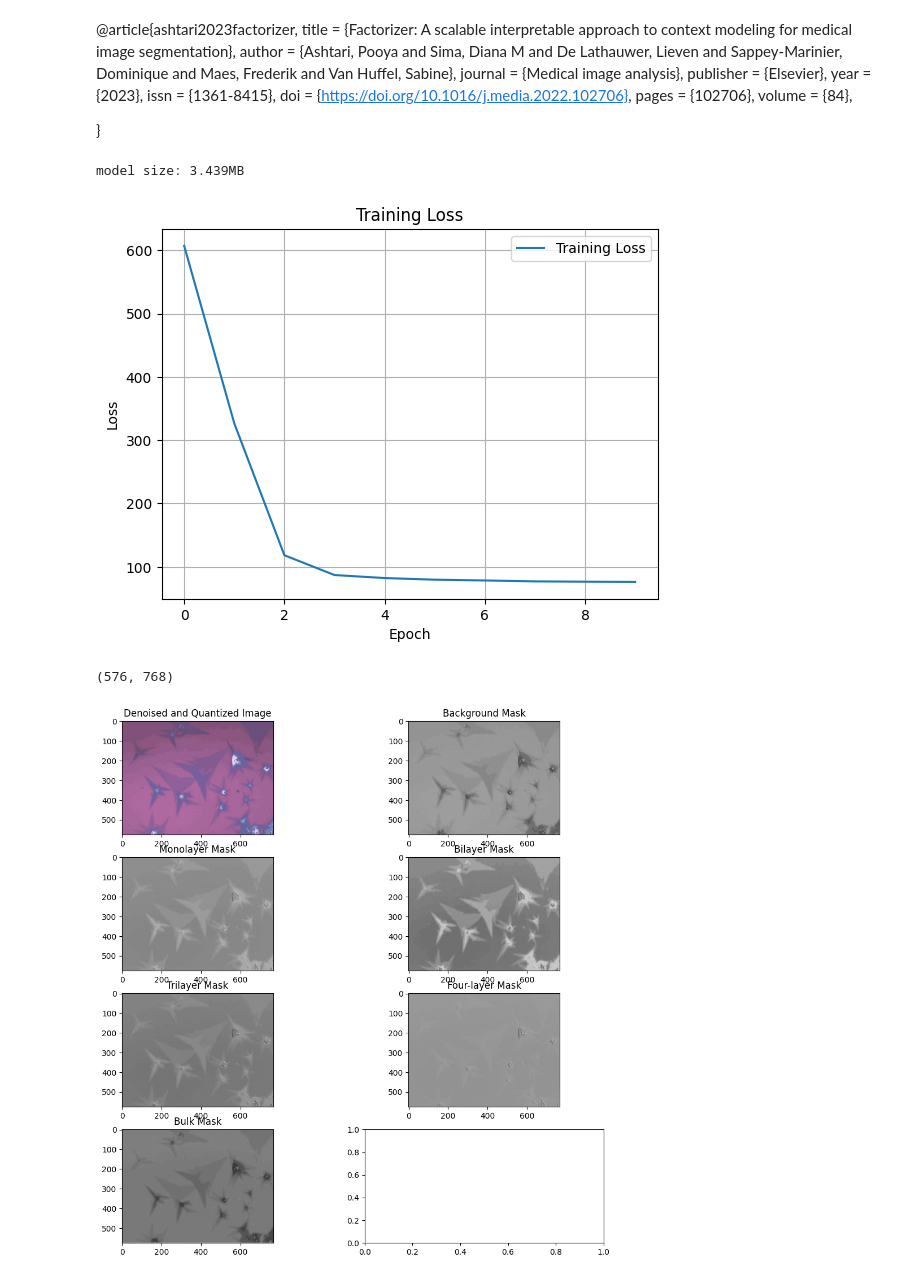
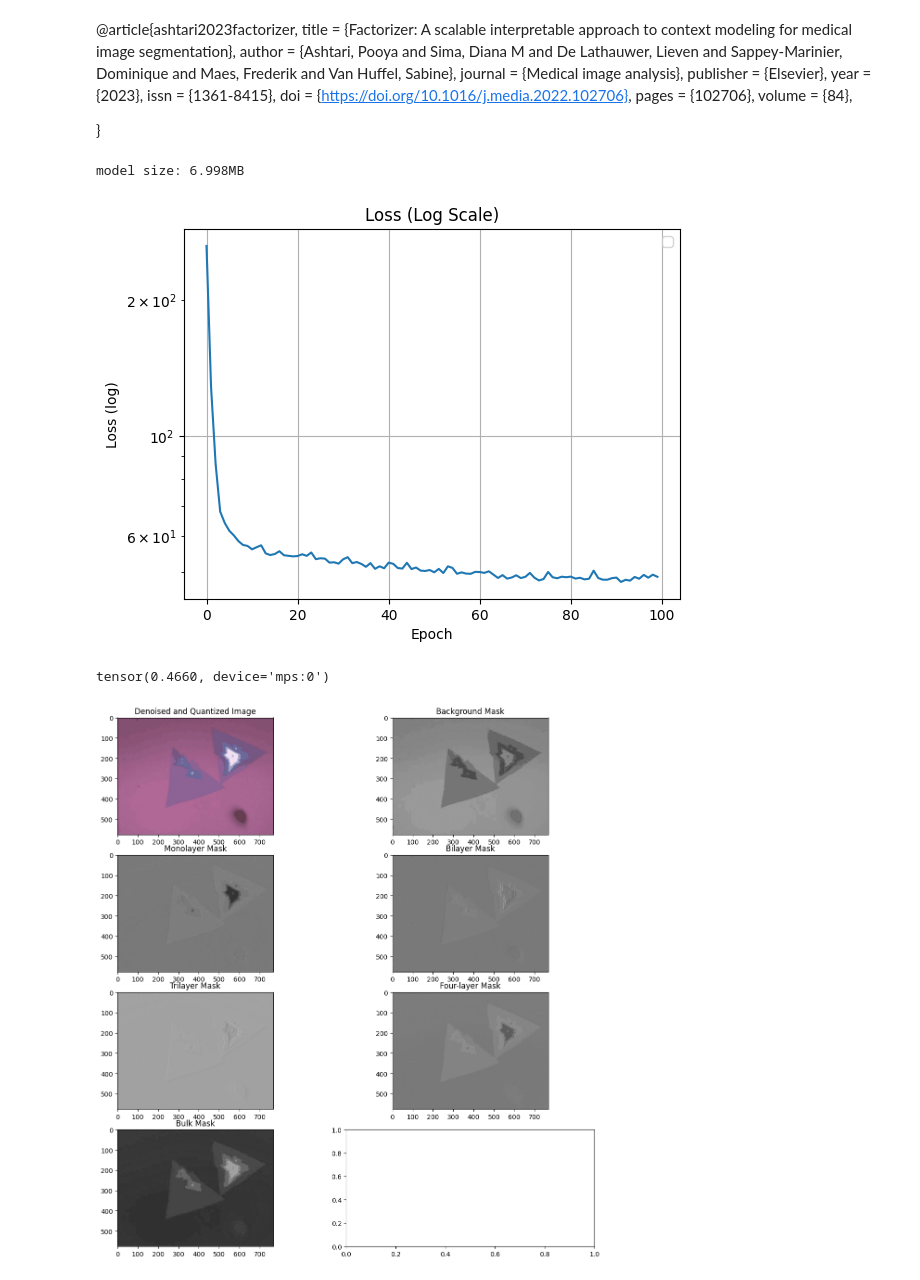
Before and after one commit to JackyL100/MoS2, a Jupyter notebook: Playground/Factorizer.ipynb, the cells around one changed output. Drawn from its saved outputs; the diff is of its cells as text; code cells hidden in the pictures.

Commit message:
Increased model size but dice score decreased and masks still do not classify correctly

```diff
--- a/Playground/Factorizer.ipynb
+++ b/Playground/Factorizer.ipynb
@@ -34,7 +34,7 @@ swin_factorizer = ft.Factorizer(
     out_channels=6,
     spatial_size=(576, 768),
     encoder_depth=(1, 1, 1),
-    encoder_width=(8, 16, 32),
+    encoder_width=(16, 32, 64),
     strides=(1, 2, 2, 2, 2),
     decoder_depth=(1, 1),
     norm=ft.LayerNorm,
@@ -107,28 +95,22 @@ def train_factorizer(model, loader, criterion, optimizer, num_epochs=10):
     for epoch in tqdm(range(num_epochs)):
         epoch_loss = 0.0
         for batch in loader:
-            load = time.time()
             images, masks = batch
-            fin_load = time.time()
             segmented = model(images)
-            fin_pass = time.time()
             loss = criterion(segmented, masks)
-            fin_loss = time.time()
             optimizer.zero_grad()
             loss.backward()
             optimizer.step()
-            fin_opt = time.time()
-            # print(f'Optimization time: {fin_opt - fin_pass}')
             epoch_loss += loss.detach().item()
-            # print(f'batch time: {time.time() - load}')
         losses.append(epoch_loss)
         clear_output(wait=True)
-        plt.plot(losses, label='Training Loss')
+        plt.plot(losses)
+        plt.yscale('log')  # Logarithmic y-axis
+        plt.title('Loss (Log Scale)')
         plt.xlabel('Epoch')
-        plt.ylabel('Loss')
+        plt.ylabel('Loss (log)')
+        plt.grid(True)
         plt.legend()
-        plt.grid(True)
-        plt.title("Training Loss")
         plt.show()
 # %%
 param_size = 0
@@ -141,41 +123,43 @@ for buffer in swin_factorizer.buffers():
 size_all_mb = (param_size + buffer_size) / 1024**2
 print('model size: {:.3f}MB'.format(size_all_mb))
 # %% [output]
-model size: 3.439MB
+model size: 6.998MB
 # %%
 optimizer = torch.optim.Adam(swin_factorizer.parameters(), lr=1e-4, weight_decay=1e-2)
 # %%
-train_factorizer(swin_factorizer, train, factorizer_loss, optimizer)
+train_factorizer(swin_factorizer, train, factorizer_loss, optimizer, num_epochs=100)
 # %% [output]
-[figure, old version]
+[figure, new version]
 # %%
 with torch.no_grad():
-    img, mask = next(iter(train))
+    img, mask = next(iter(test))
     img = img.to(device)
+    mask = mask.to(device)
     swin_factorizer.eval()
     output = swin_factorizer(img)
+    print(dice(output, mask))
     output = output.detach().cpu().numpy()
     fig, axs = plt.subplots(4, 2)
     fig.set_size_inches(12,12)
-    print(output[0][0].shape)
+    fig.tight_layout()
     axs[0,0].set_title("Denoised and Quantized Image")
     axs[0,0].imshow(img[0].detach().cpu().numpy().transpose(1,2,0) / 255.0)
     axs[0,1].set_title("Background Mask")
     axs[0,1].imshow(output[0][0], cmap='gray')
     axs[1,0].set_title("Monolayer Mask")
     axs[1,0].imshow(output[0][1], cmap='gray')
     axs[1,1].set_title("Bilayer Mask")
     axs[1,1].imshow(output[0][2], cmap='gray')
     axs[2,0].set_title("Trilayer Mask")
     axs[2,0].imshow(output[0][3], cmap='gray')
     axs[2,1].set_title("Four-layer Mask")
     axs[2,1].imshow(output[0][4], cmap='gray')
     axs[3,0].set_title("Bulk Mask")
     axs[3,0].imshow(output[0][5], cmap='gray')
     plt.show()
 # %% [output]
-(576, 768)
+tensor(0.4660, device='mps:0')
-[figure, old version]
+[figure, new version]
 # %%
 color_mapping = {
     0 : (0,0,0),
```
Also changed, not shown: parts of 1 cell of this notebook, 1 other file.
